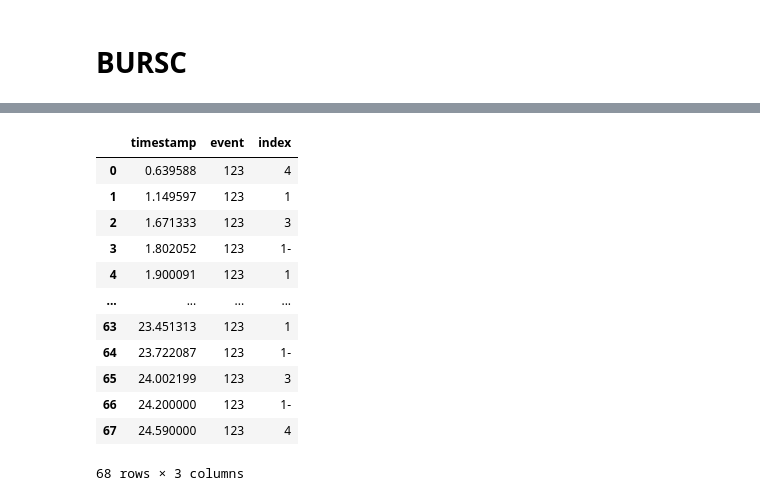
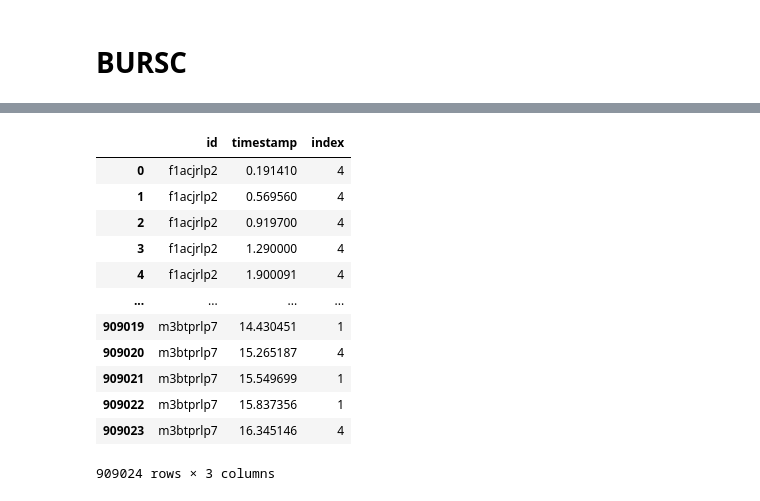
Before and after one commit to prakritishetty/GSoC2024-Overhaul_of_AuToBI, a Jupyter notebook: DataPreprocessing_MakeTabular.ipynb, the cells around one changed output, grey strips where cells are left out. Drawn from its saved outputs; the diff is of its cells as text; code cells hidden in the pictures.

```diff
--- a/DataPreprocessing_MakeTabular.ipynb
+++ b/DataPreprocessing_MakeTabular.ipynb
@@ -8,5 +8,3 @@ The idea is to bring all the requisite datafiles to a tabular format. 2 columns
 Right now only phrase boundaries, later pitch accents and anything else is a plus.
 # %% [markdown]
 # NXT DATASET
-# %%
-f = open("nxt.xml","r")
@@ -74,6 +48,2 @@ df.to_excel( 'output.xlsx')
 # %% [markdown]
 # BURSC
-# %%
-f = open("bursc.brk","r")
-lines = f.readlines()
-lines
@@ -138,0 +52,33 @@ for idx, line in enumerate(lines):
+# %%
+directory = '/content/drive/MyDrive/BURSC_FINAL'
+for filename in glob.glob(directory+ '/*' ):
+  with open(filename) as f:
+    lines = f.readlines()
+    id = lines[0].split(' ')[1].split('\n')[0]
+    color = lines[2].split(' ')[1]
+    for idx, line in enumerate(lines):
+      if line.startswith(" "):
+        line = line.strip()
+        line = line.split(' ')
+        timestamp = line[0]
+        line = line[1:]
+        for idx,string in enumerate(line):
+          if(string!=''):
+            # print(idx)
+            # print(line[idx:])
+            line = line[idx:]
+            if(1<len(line)):
+              index = line[1]
+            else:
+              index = 0
+            break
+
+        entry = [id, timestamp,index]
+        print(entry)
+        if(index=='3' or index=='4'):
+          arr.append(entry)
+        # arr.append(entry)
+
+
+
+# just add one last condition for 3-/ 4-
@@ -139,19 +103,19 @@ for idx, line in enumerate(lines):
 # %%
-df = pd.DataFrame(arr, columns = ['timestamp','event','index'])
+df = pd.DataFrame(arr, columns = ['id','timestamp','index'])
 
 df
 # %% [output]
-|  | timestamp | event | index |
-| 0 | 0.639588 | 123 | 4 |
-| 1 | 1.149597 | 123 | 1 |
-| 2 | 1.671333 | 123 | 3 |
-| 3 | 1.802052 | 123 | 1- |
-| 4 | 1.900091 | 123 | 1 |
+|  | id | timestamp | index |
+| 0 | f1acjrlp2 | 0.191410 | 4 |
+| 1 | f1acjrlp2 | 0.569560 | 4 |
+| 2 | f1acjrlp2 | 0.919700 | 4 |
+| 3 | f1acjrlp2 | 1.290000 | 4 |
+| 4 | f1acjrlp2 | 1.900091 | 4 |
 | ... | ... | ... | ... |
-| 63 | 23.451313 | 123 | 1 |
-| 64 | 23.722087 | 123 | 1- |
-| 65 | 24.002199 | 123 | 3 |
-| 66 | 24.200000 | 123 | 1- |
-| 67 | 24.590000 | 123 | 4 |
+| 909019 | m3btprlp7 | 14.430451 | 1 |
+| 909020 | m3btprlp7 | 15.265187 | 4 |
+| 909021 | m3btprlp7 | 15.549699 | 1 |
+| 909022 | m3btprlp7 | 15.837356 | 1 |
+| 909023 | m3btprlp7 | 16.345146 | 4 |
-68 rows × 3 columns
+909024 rows × 3 columns
 # %%
```
Also changed, not shown: parts of 14 cells of this notebook.
